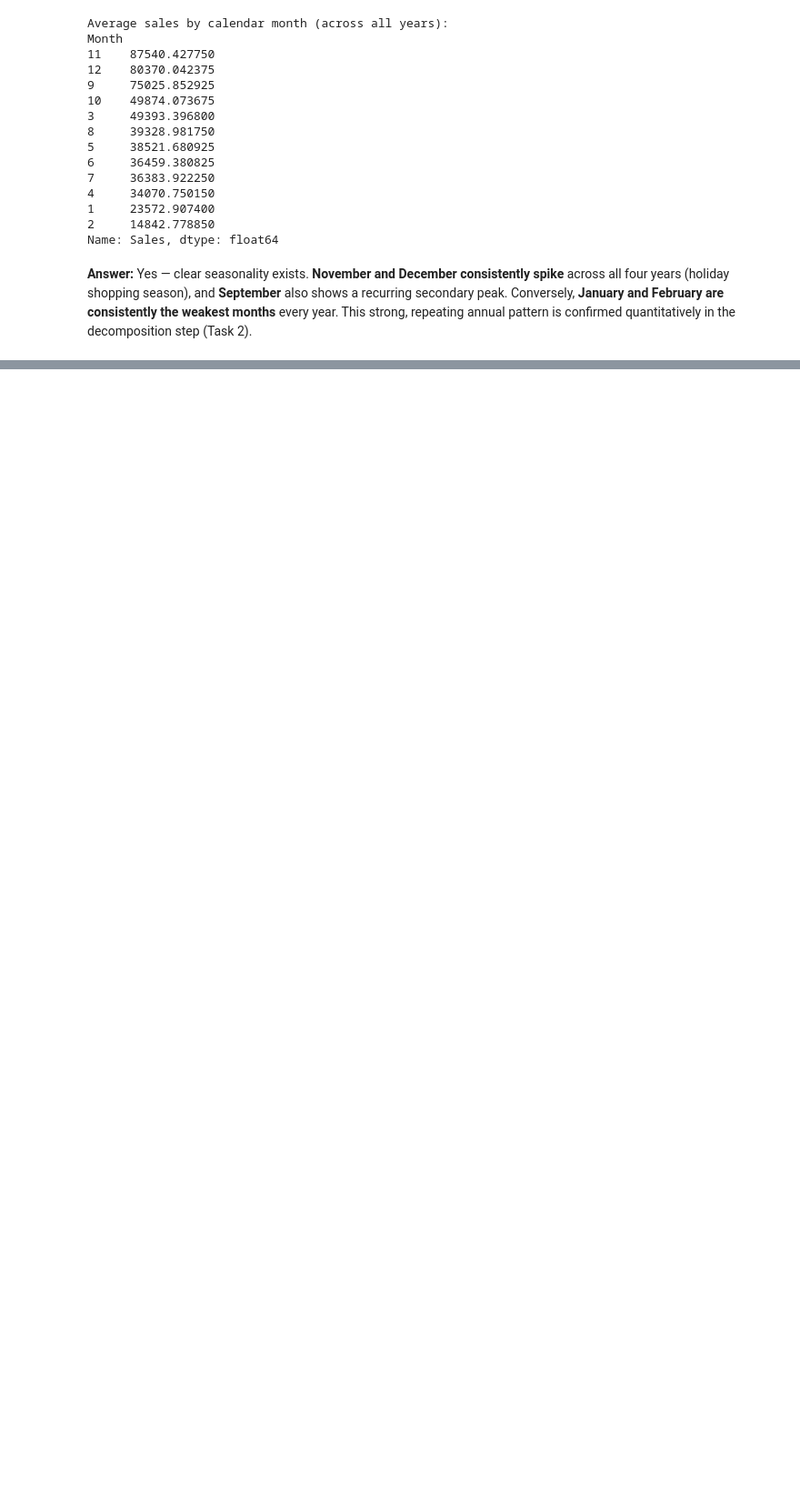
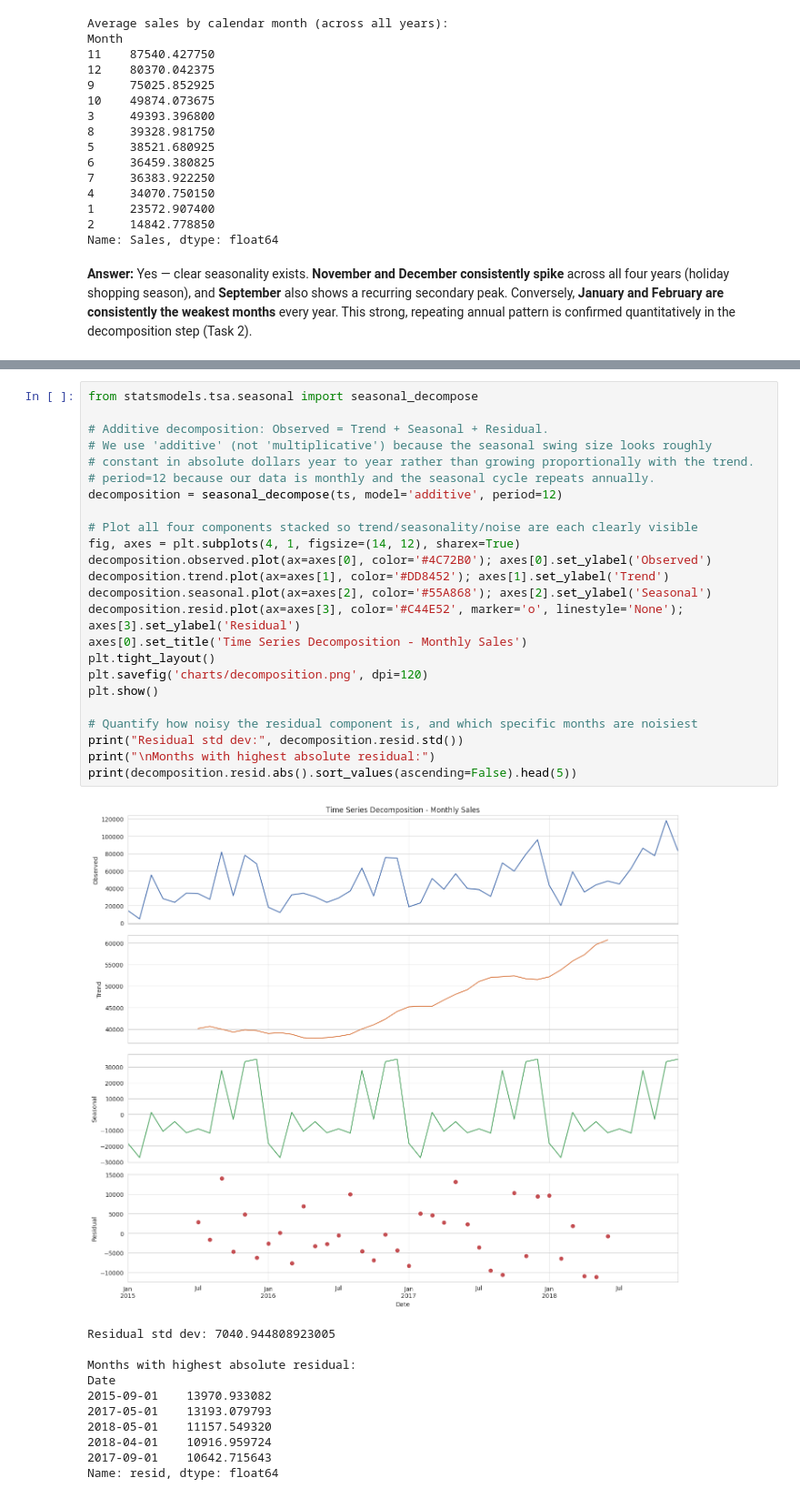
Before and after one commit to krtechie/sales-forecasting, a Jupyter notebook: analysis.ipynb, the cells around one changed output, grey strips where cells are left out. Shown at 91% size. Saved outputs shown, nothing was run; the diff lists cells and outputs as text; blank space fills up the shorter version.

```diff
--- a/analysis.ipynb
+++ b/analysis.ipynb
@@ -312,0 +332,36 @@ step (Task 2).
+# %%
+from statsmodels.tsa.seasonal import seasonal_decompose
+
+# Additive decomposition: Observed = Trend + Seasonal + Residual.
+# We use 'additive' (not 'multiplicative') because the seasonal swing size looks roughly
+# constant in absolute dollars year to year rather than growing proportionally with the trend.
+# period=12 because our data is monthly and the seasonal cycle repeats annually.
+decomposition = seasonal_decompose(ts, model='additive', period=12)
+
+# Plot all four components stacked so trend/seasonality/noise are each clearly visible
+fig, axes = plt.subplots(4, 1, figsize=(14, 12), sharex=True)
+decomposition.observed.plot(ax=axes[0], color='#4C72B0'); axes[0].set_ylabel('Observed')
+decomposition.trend.plot(ax=axes[1], color='#DD8452'); axes[1].set_ylabel('Trend')
+decomposition.seasonal.plot(ax=axes[2], color='#55A868'); axes[2].set_ylabel('Seasonal')
+decomposition.resid.plot(ax=axes[3], color='#C44E52', marker='o', linestyle='None'); axes[3].set_ylabel('Residual')
+axes[0].set_title('Time Series Decomposition - Monthly Sales')
+plt.tight_layout()
+plt.savefig('charts/decomposition.png', dpi=120)
+plt.show()
+
+# Quantify how noisy the residual component is, and which specific months are noisiest
+print("Residual std dev:", decomposition.resid.std())
+print("\nMonths with highest absolute residual:")
+print(decomposition.resid.abs().sort_values(ascending=False).head(5))
+# %% [output]
+[figure, added]
+Residual std dev: 7040.944808923005
+
+Months with highest absolute residual:
+Date
+2015-09-01    13970.933082
+2017-05-01    13193.079793
+2018-05-01    11157.549320
+2018-04-01    10916.959724
+2017-09-01    10642.715643
+Name: resid, dtype: float64
```
Also changed, not shown: parts of 10 cells of this notebook, 3 other files.
